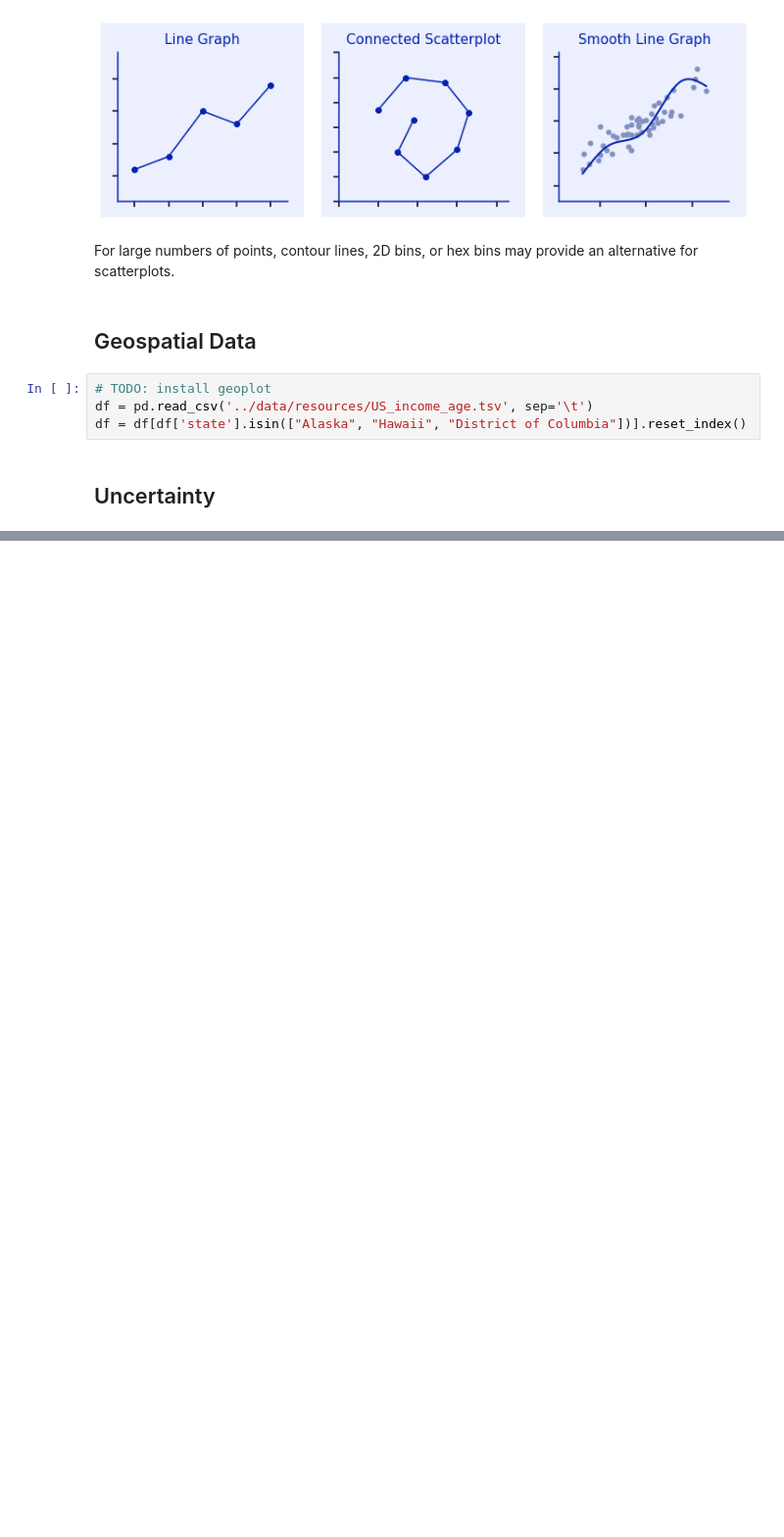
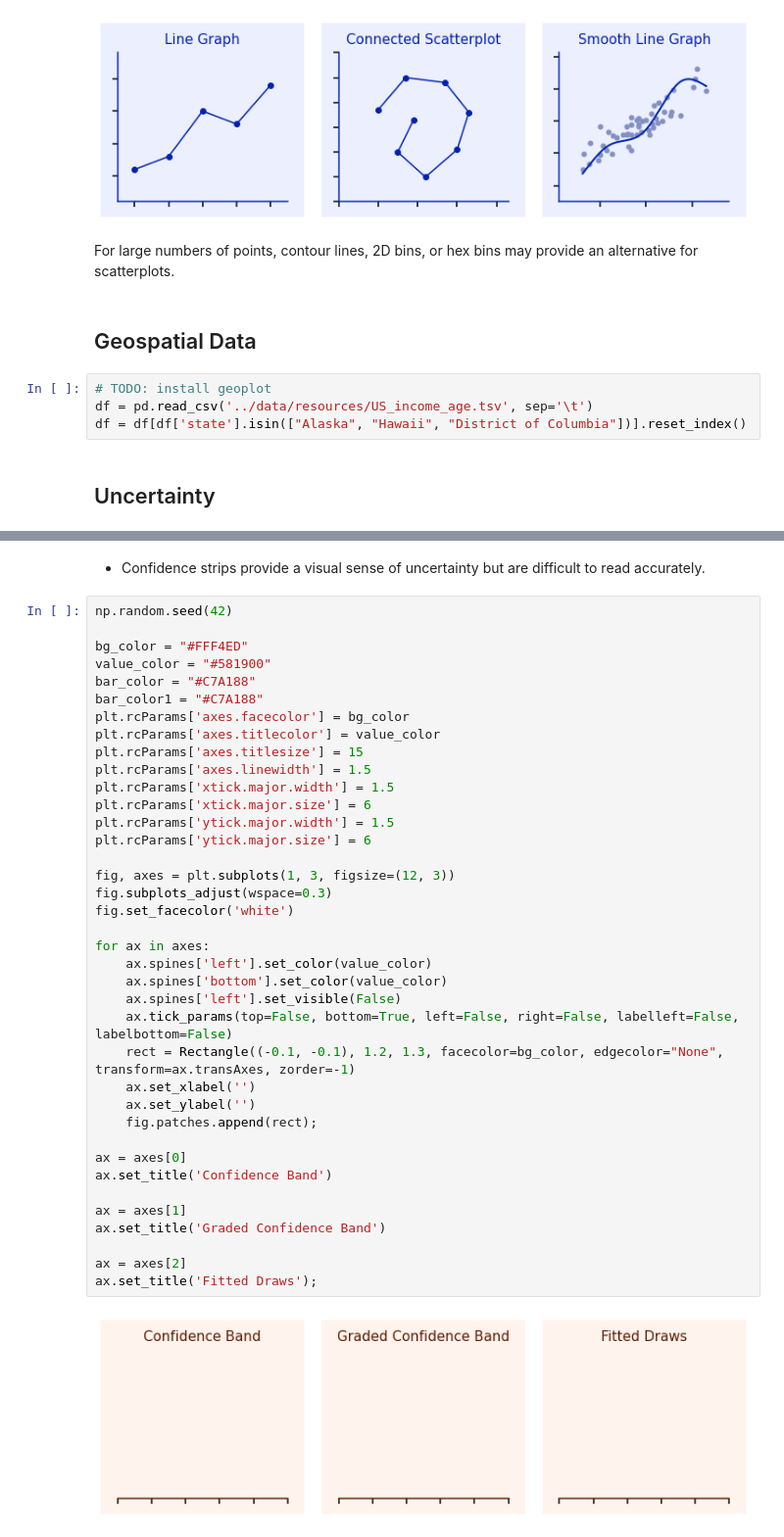
Before and after one commit to hnguyentt/dataviz-python, a Jupyter notebook: 1.From_data_to_viz/05.Directory_of_visualizations.ipynb, the cells around one changed output, grey strips where cells are left out. Shown at 98% size. Drawn from its saved outputs; the diff is of its cells as text; blank space fills up the shorter version.

```diff
--- a/1.From_data_to_viz/05.Directory_of_visualizations.ipynb
+++ b/1.From_data_to_viz/05.Directory_of_visualizations.ipynb
@@ -892,0 +960,42 @@ Text(0.5, 1.0, '2D Error Bars')
+# %% [markdown]
+* Confidence strips provide a visual sense of uncertainty but are difficult to read accurately.
+# %%
+np.random.seed(42)
+
+bg_color = "#FFF4ED"
+value_color = "#581900"
+bar_color = "#C7A188"
+bar_color1 = "#C7A188"
+plt.rcParams['axes.facecolor'] = bg_color
+plt.rcParams['axes.titlecolor'] = value_color
+plt.rcParams['axes.titlesize'] = 15
+plt.rcParams['axes.linewidth'] = 1.5
+plt.rcParams['xtick.major.width'] = 1.5
+plt.rcParams['xtick.major.size'] = 6
+plt.rcParams['ytick.major.width'] = 1.5
+plt.rcParams['ytick.major.size'] = 6
+
+fig, axes = plt.subplots(1, 3, figsize=(12, 3))
+fig.subplots_adjust(wspace=0.3)
+fig.set_facecolor('white')
+
+for ax in axes:
+    ax.spines['left'].set_color(value_color)
+    ax.spines['bottom'].set_color(value_color)
+    ax.spines['left'].set_visible(False)
+    ax.tick_params(top=False, bottom=True, left=False, right=False, labelleft=False, labelbottom=False)
+    rect = Rectangle((-0.1, -0.1), 1.2, 1.3, facecolor=bg_color, edgecolor="None", transform=ax.transAxes, zorder=-1)
+    ax.set_xlabel('')
+    ax.set_ylabel('')
+    fig.patches.append(rect);
+
+ax = axes[0]
+ax.set_title('Confidence Band')
+
+ax = axes[1]
+ax.set_title('Graded Confidence Band')
+
+ax = axes[2]
+ax.set_title('Fitted Draws');
+# %% [output]
+[figure, added]
```
Also changed, not shown: parts of 3 cells of this notebook, 1 other file.
